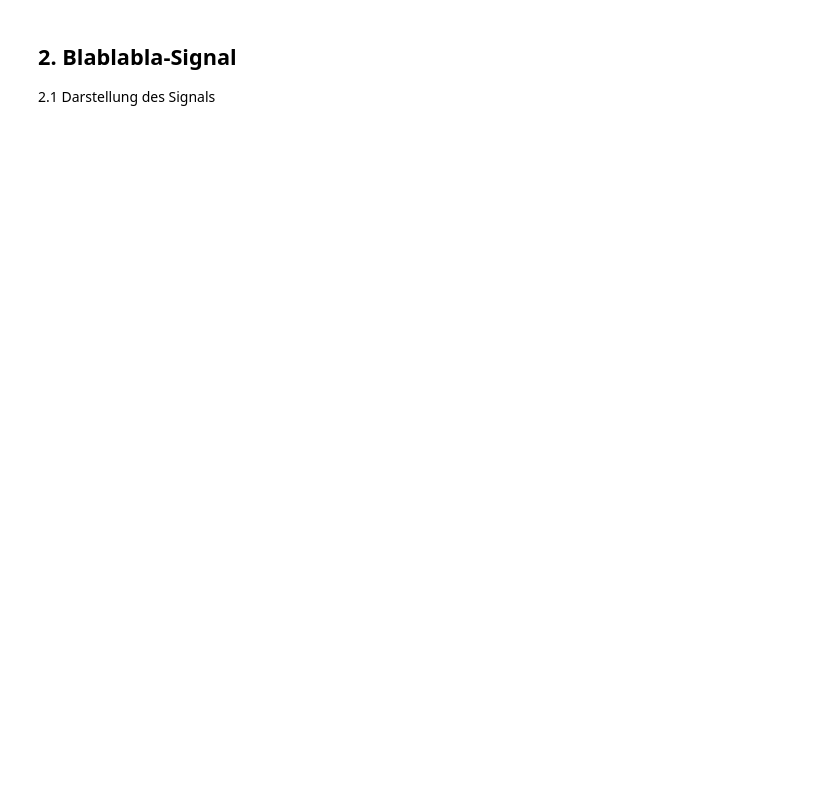
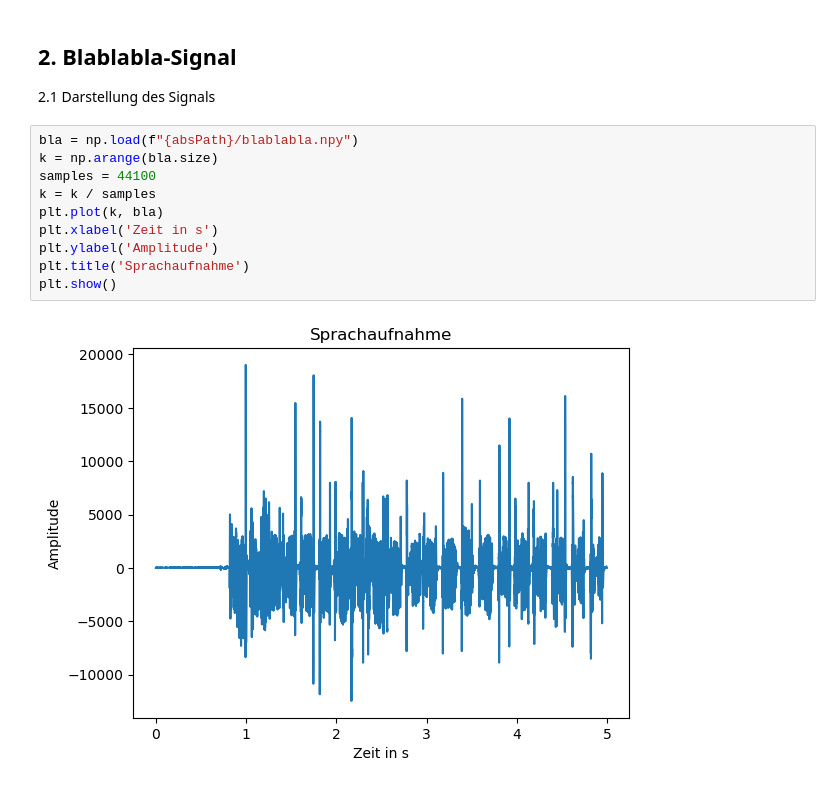
Before and after one commit to Atomarverseucht/AIN, a Jupyter notebook: 3/technische-grundlagen-der-kuenstlichen-intelligenz/versuch3/mikrofon.ipynb, the cells around one changed output. Cells and saved outputs as stored; diff of their text form; blank space fills up the shorter version.

```diff
--- a/3/technische-grundlagen-der-kuenstlichen-intelligenz/versuch3/mikrofon.ipynb
+++ b/3/technische-grundlagen-der-kuenstlichen-intelligenz/versuch3/mikrofon.ipynb
@@ -43,3 +55,15 @@ plt.show()
 ## 2. Blablabla-Signal
 
 2.1 Darstellung des Signals
+# %%
+bla = np.load(f"{absPath}/blablabla.npy")
+k = np.arange(bla.size)
+samples = 44100
+k = k / samples
+plt.plot(k, bla)
+plt.xlabel('Zeit in s')
+plt.ylabel('Amplitude')
+plt.title('Sprachaufnahme')
+plt.show()
+# %% [output]
+[figure, added]
```
Also changed, not shown: parts of 4 cells of this notebook.
